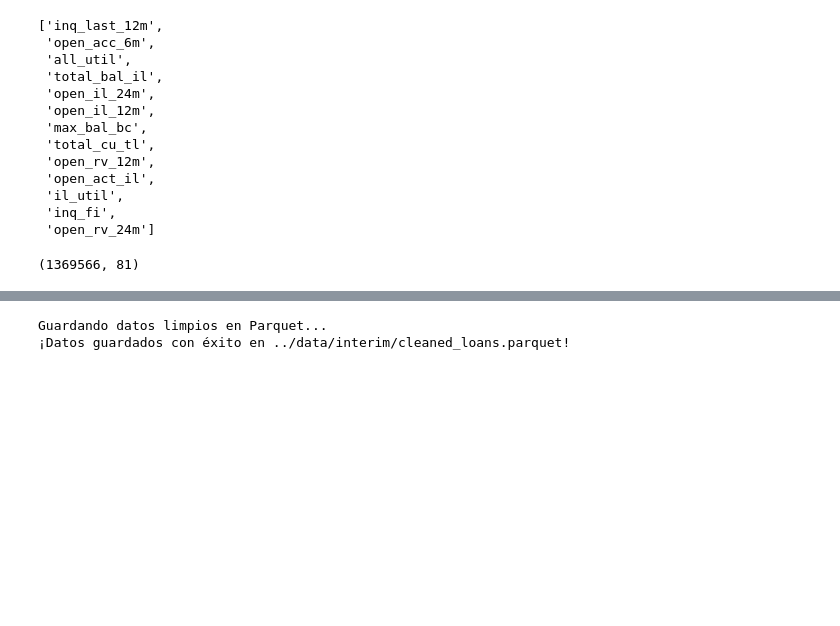
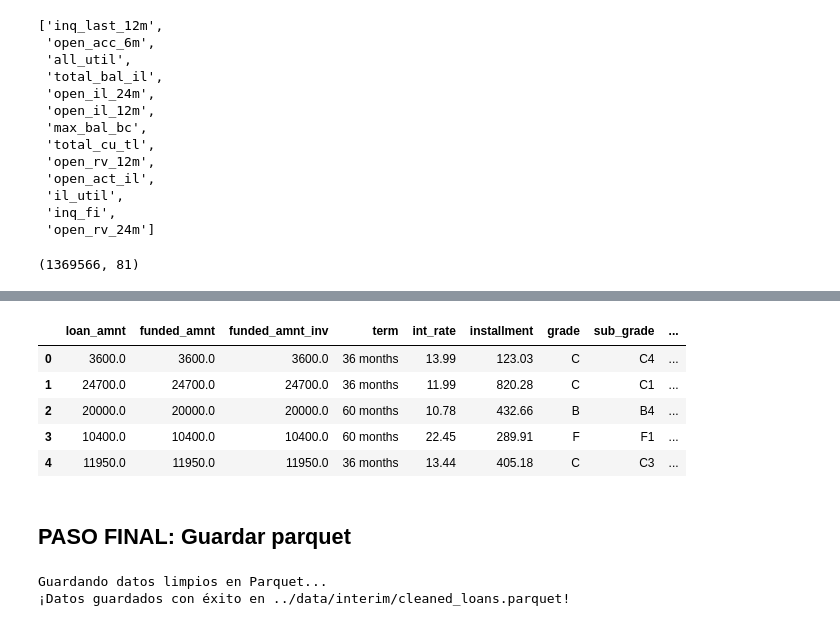
Before and after one commit to kerasPro/credit-risk-model, a Jupyter notebook: notebooks/01_data_ingestion_and_cleaning.ipynb, the cells around one changed output, grey strips where cells are left out. Cells and saved outputs as stored; diff of their text form; code cells hidden in the pictures; blank space fills up the shorter version.

```diff
--- a/notebooks/01_data_ingestion_and_cleaning.ipynb
+++ b/notebooks/01_data_ingestion_and_cleaning.ipynb
@@ -432,3 +444,19 @@ df_completed_filtred.shape
+# %%
+fechas = ["issue_d", "earliest_cr_line","last_credit_pull_d"]
+
+for fecha in fechas:
+    df_completed_filtred[fecha] = pd.to_datetime(df_completed_filtred[fecha], format='%b-%Y')
+# %%
+df_completed_filtred.head()
+# %% [output]
+|  | loan_amnt | funded_amnt | funded_amnt_inv | term | int_rate | installment | grade | sub_grade | ... |
+| 0 | 3600.0 | 3600.0 | 3600.0 | 36 months | 13.99 | 123.03 | C | C4 | ... |
+| 1 | 24700.0 | 24700.0 | 24700.0 | 36 months | 11.99 | 820.28 | C | C1 | ... |
+| 2 | 20000.0 | 20000.0 | 20000.0 | 60 months | 10.78 | 432.66 | B | B4 | ... |
+| 3 | 10400.0 | 10400.0 | 10400.0 | 60 months | 22.45 | 289.91 | F | F1 | ... |
+| 4 | 11950.0 | 11950.0 | 11950.0 | 36 months | 13.44 | 405.18 | C | C3 | ... |
+# %% [markdown]
+## PASO FINAL: Guardar parquet
 # %%
 file_path = "../data/interim/cleaned_loans.parquet"
 
```
Also changed, not shown: parts of 2 cells of this notebook.
